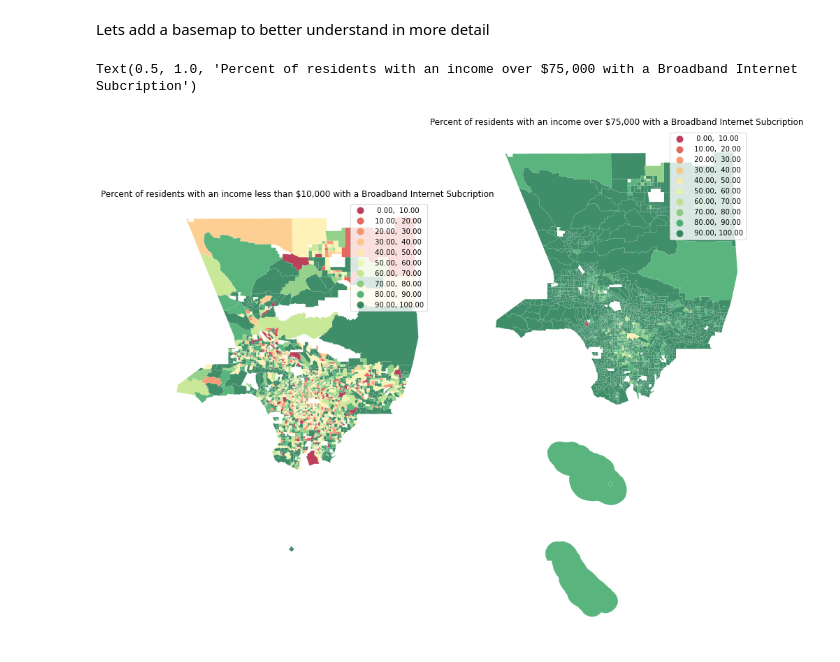
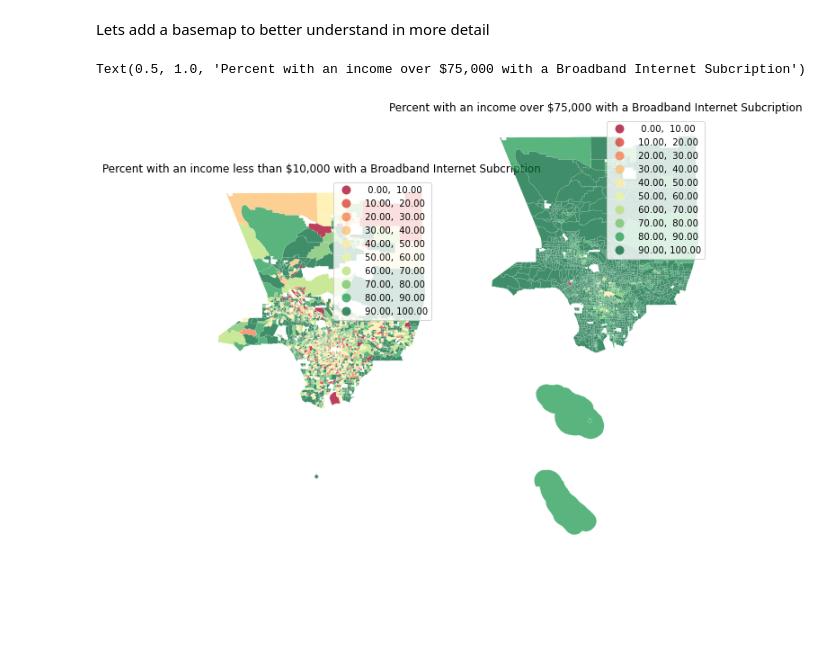
Before and after one commit to cristemc/up206a-michael, a Jupyter notebook: Week_03/census_exploration.ipynb, the cells around one changed output. Cells and saved outputs as stored; diff of their text form; code cells hidden in the pictures; blank space fills up the shorter version.

```diff
--- a/Week_03/census_exploration.ipynb
+++ b/Week_03/census_exploration.ipynb
@@ -527,33 +527,33 @@ income_adoption.plot(figsize=(20,20),
 # %% [markdown]
 Lets add a basemap to better understand in more detail
 # %%
-fig, axs = plt.subplots(1,2, figsize=(15, 40))
+fig, axs = plt.subplots(1,2, figsize=(10, 10))
 ax1, ax2 = axs
 income_adoption.plot(column='Percent With a broadband Internet subscription (1)',
                         cmap='RdYlGn',
                         scheme='equal_interval',
                         k=10,
                         edgecolor='white',
                         linewidth=0.1,
                         alpha=0.75,
                         ax=ax1,
                         legend=True
                         )
 ax1.axis("off")
-ax1.set_title("Percent of residents with an income less than $10,000 with a Broadband Internet Subcription")
+ax1.set_title("Percent with an income less than $10,000 with a Broadband Internet Subcription")
 
 income_adoption.plot(column='Percent With a broadband Internet subscription (6)',
                     cmap='RdYlGn',
                     scheme='equal_interval',
                     k=10,
                     edgecolor='white',
                     linewidth=0.1,
                     alpha=0.75,
                     ax=ax2,
                     legend=True
                     )
 ax2.axis("off")
-ax2.set_title("Percent of residents with an income over $75,000 with a Broadband Internet Subcription")
+ax2.set_title("Percent with an income over $75,000 with a Broadband Internet Subcription")
 # %% [output]
-Text(0.5, 1.0, 'Percent of residents with an income over $75,000 with a Broadband Internet Subcription')
+Text(0.5, 1.0, 'Percent with an income over $75,000 with a Broadband Internet Subcription')
-[figure, old version]
+[figure, new version]
```
Also changed, not shown: parts of 7 cells of this notebook.
